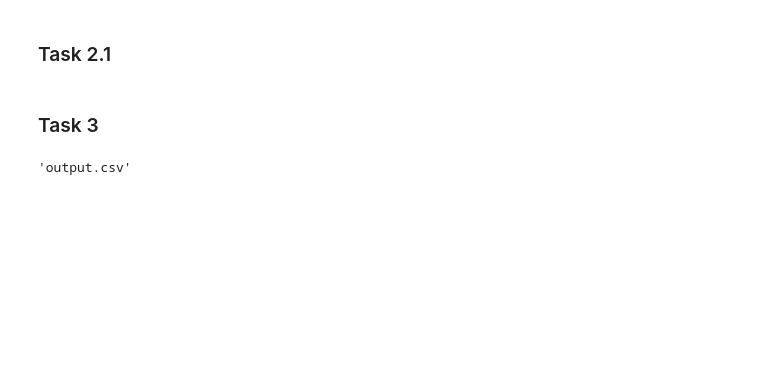
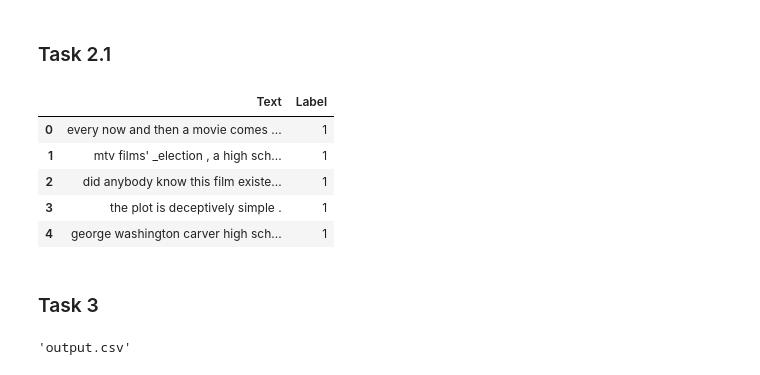
Before and after one commit to s19kjams/NLP, a Jupyter notebook: Assignment_1_KiavashJamshidi_AmirEsmaeili.ipynb, the cells around one changed output. Cells and saved outputs as stored; diff of their text form; code cells hidden in the pictures; blank space fills up the shorter version.

```diff
--- a/Assignment_1_KiavashJamshidi_AmirEsmaeili.ipynb
+++ b/Assignment_1_KiavashJamshidi_AmirEsmaeili.ipynb
@@ -31,5 +45,20 @@ def lemmatize(any_string, file_name):
 # %% [markdown]
 ### Task 2.1
+# %%
+mapping = {
+    "pos": 1,
+    "neg": 0
+}
+
+polarity_df["Label"] = polarity_df["Label"].apply(lambda r: mapping[r])
+polarity_df.head()
+# %% [output]
+|  | Text | Label |
+| 0 | every now and then a movie comes ... | 1 |
+| 1 | mtv films' _election , a high sch... | 1 |
+| 2 | did anybody know this film existe... | 1 |
+| 3 | the plot is deceptively simple . | 1 |
+| 4 | george washington carver high sch... | 1 |
 # %% [markdown]
 ### Task 3
 # %%
```
Also changed, not shown: parts of 5 cells of this notebook.
